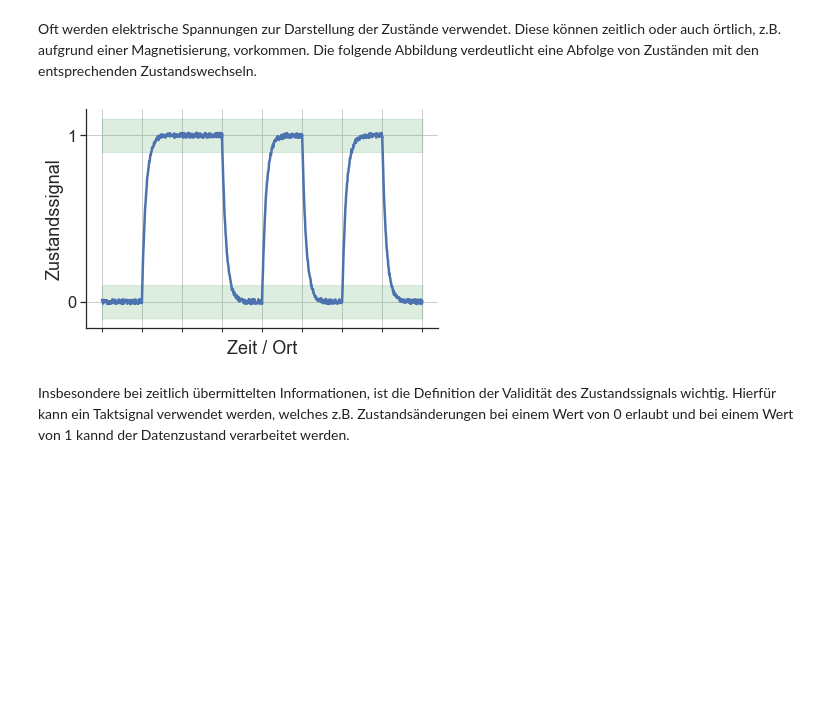
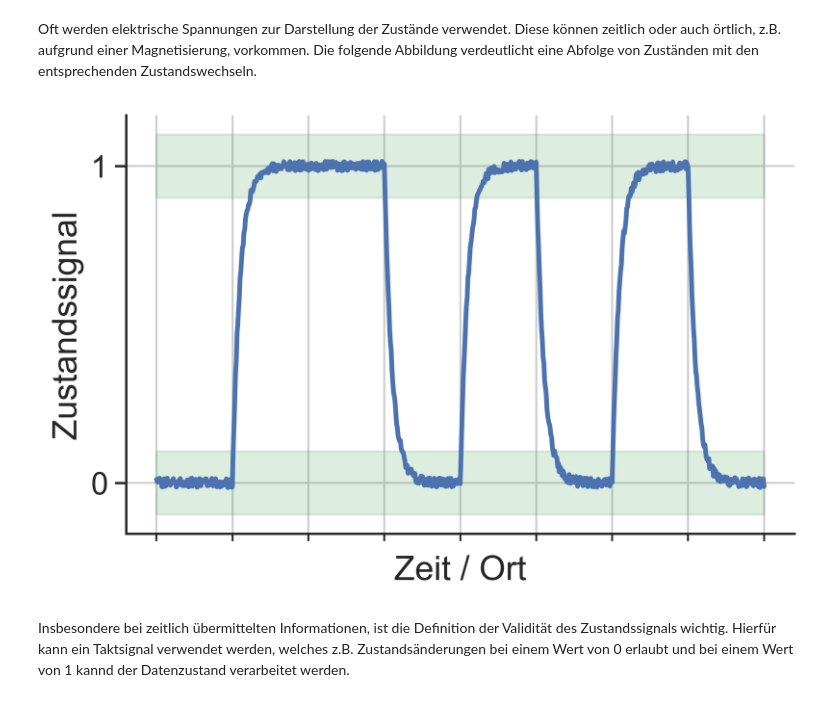
Before and after one commit to lu-kas/Vorlesung_Ingenieurinformatik, a Jupyter notebook: Content/Script/01_computer/01_digitalisierung.ipynb, the cells around one changed output. Drawn from its saved outputs; the diff is of its cells as text; code cells hidden in the pictures; blank space fills up the shorter version.

```diff
--- a/Content/Script/01_computer/01_digitalisierung.ipynb
+++ b/Content/Script/01_computer/01_digitalisierung.ipynb
@@ -4,7 +4,7 @@ Die Grundlage für alle modernen Computer ist die [Digitalisierung](https://de.w
 Oft werden elektrische Spannungen zur Darstellung der Zustände verwendet. Diese können zeitlich oder auch örtlich, z.B. aufgrund einer Magnetisierung, vorkommen. Die folgende Abbildung verdeutlicht eine Abfolge von Zuständen mit den entsprechenden Zustandswechseln.
 # %%
 import matplotlib as mpl
-mpl.rcParams['figure.dpi']= 200
+mpl.rcParams['figure.dpi'] = 400
 
 import matplotlib.pyplot as plt
 
@@ -59,34 +59,34 @@ plt.xlabel("Zeit / Ort")
 plt.ylabel("Zustandssignal")
 
 sns.despine()
 
 
 xmajor_ticks = np.arange(0, len(s)+2, 1)
 xminor_ticks = np.arange(0, len(s)+2, 1)
 ymajor_ticks = np.arange(0, 2, 1)
 yminor_ticks = np.arange(0, 2, 1)
 
 ax = plt.gca()
 
 ax.set_xticks(xmajor_ticks)
 ax.set_xticks(xminor_ticks, minor=True)
 ax.set_yticks(ymajor_ticks)
 ax.set_yticks(yminor_ticks, minor=True)
 
 one = np.ones_like(t_global)
 plt.fill_between(t_global, 0.9*one, 1.1*one, alpha=0.2, color="C2")
 plt.fill_between(t_global, -0.1*one, 0.1*one, alpha=0.2, color="C2")
 
 plt.xticks([])
 
 plt.tight_layout()
 plt.grid(which='both')
 # plt.legend()
 plt.savefig('./bilder/digital_state.png')
 # plt.show()
 # plt.clf()
 # %% [output]
-[figure, old version]
+[figure, new version]
 # %% [markdown]
 Insbesondere bei zeitlich übermittelten Informationen, ist die Definition der Validität des Zustandssignals wichtig. Hierfür kann ein Taktsignal verwendet werden, welches z.B. Zustandsänderungen bei einem Wert von 0 erlaubt und bei einem Wert von 1 kannd der Datenzustand verarbeitet werden.
 # %%
```
Also changed, not shown: parts of 1 cell of this notebook, 3 other files.
